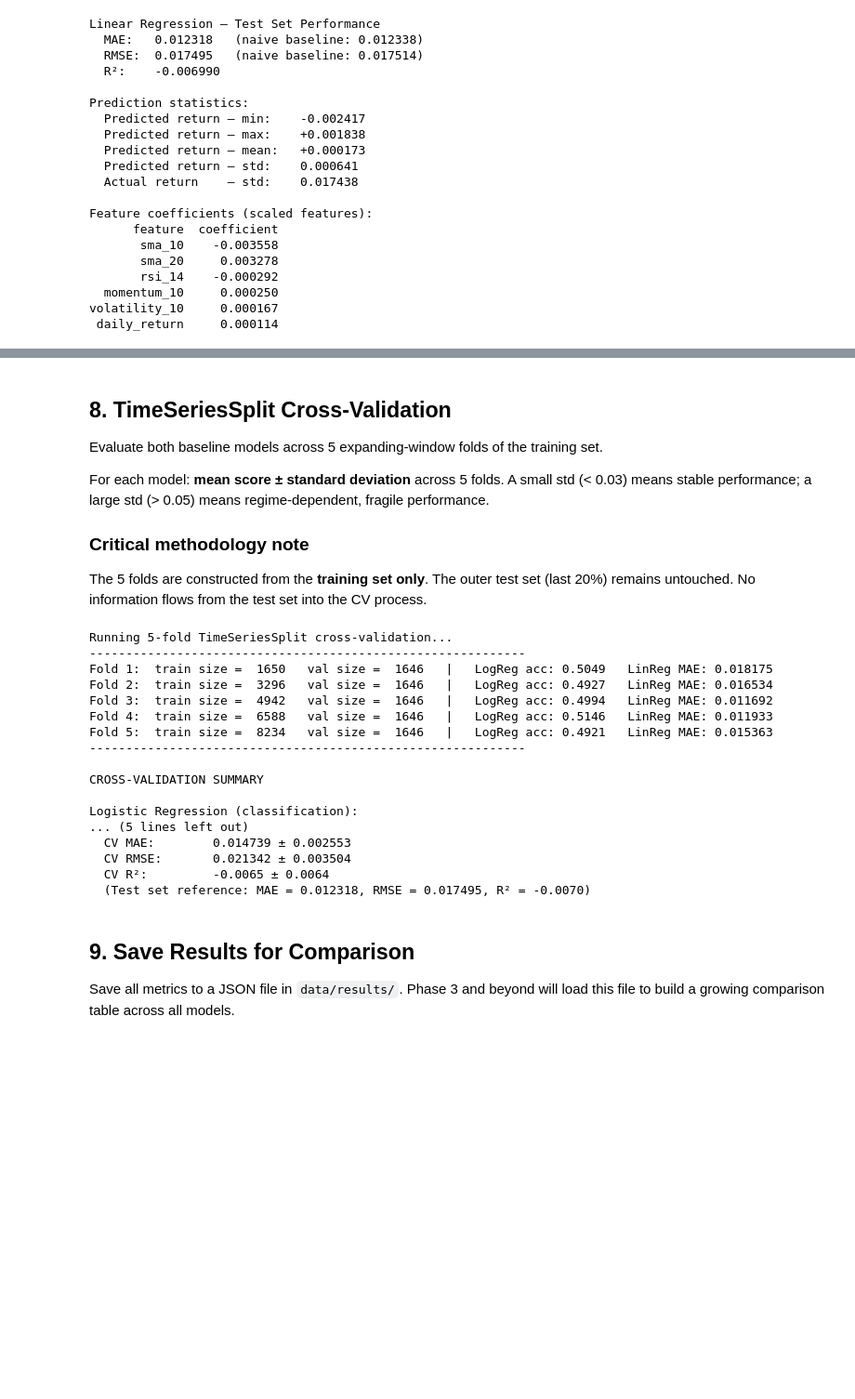
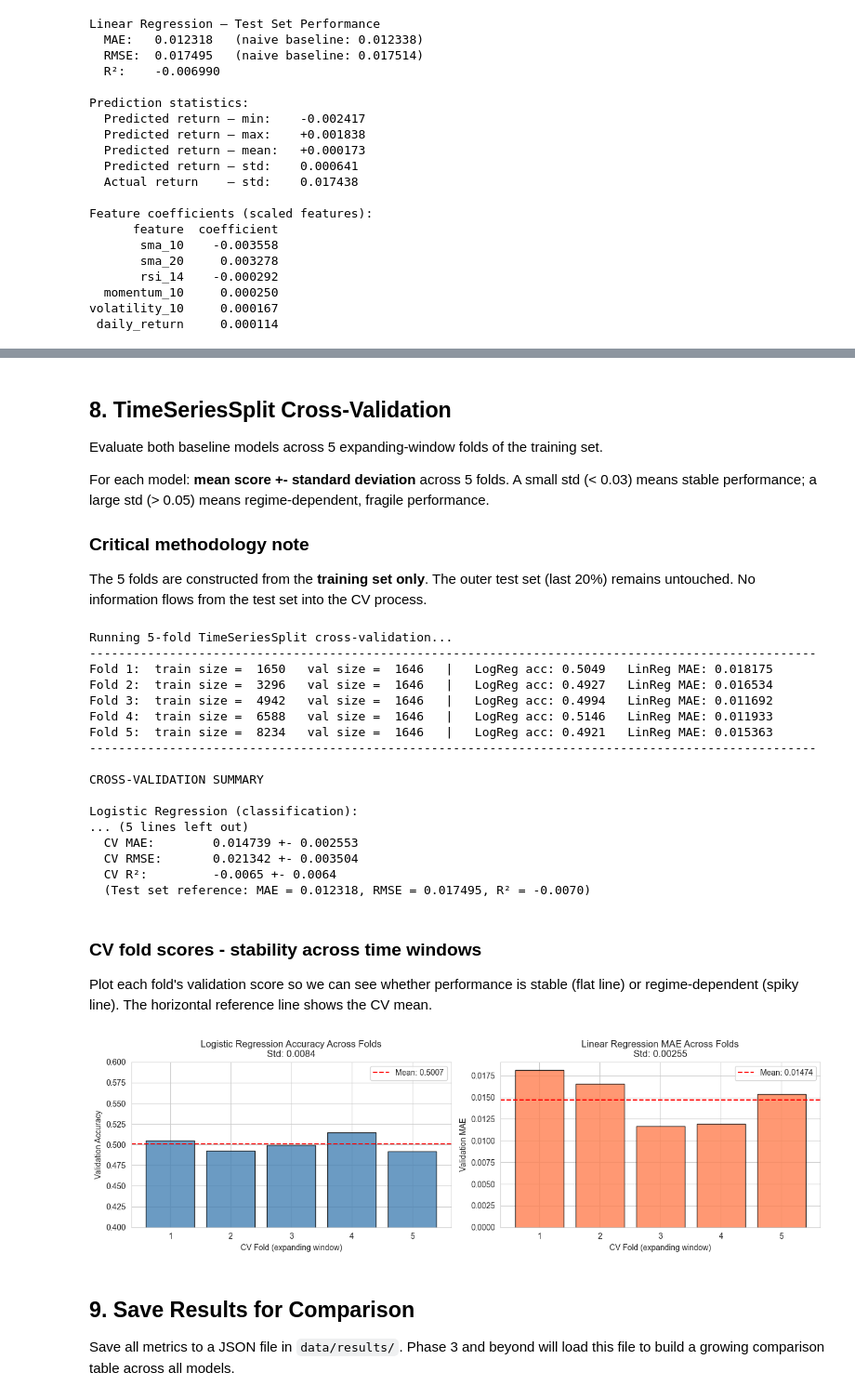
Before and after one commit to aasimsk98/NextTick, a Jupyter notebook: notebooks/02_baseline_models.ipynb, the cells around one changed output, grey strips where cells are left out. Shown at 93% size. Drawn from its saved outputs; the diff is of its cells as text; code cells hidden in the pictures; blank space fills up the shorter version.

```diff
--- a/notebooks/02_baseline_models.ipynb
+++ b/notebooks/02_baseline_models.ipynb
@@ -358,12 +448,12 @@ volatility_10     0.000167
 
 Evaluate both baseline models across 5 expanding-window folds of the training set.
 
-For each model: **mean score ± standard deviation** across 5 folds. A small std (< 0.03) means stable performance; a large std (> 0.05) means regime-dependent, fragile performance.
+For each model: **mean score +- standard deviation** across 5 folds. A small std (< 0.03) means stable performance; a large std (> 0.05) means regime-dependent, fragile performance.
 
 ### Critical methodology note
 The 5 folds are constructed from the **training set only**. The outer test set (last 20%) remains untouched. No information flows from the test set into the CV process.
 # %%
-# --- Set up 5-fold TimeSeriesSplit on the training set ---
+# Set up 5-fold TimeSeriesSplit on the training set
 tscv = TimeSeriesSplit(n_splits=5)
 
 # Container to collect scores from each fold
@@ -371,7 +461,7 @@ logreg_cv_scores = {"accuracy": [], "macro_f1": []}
 linreg_cv_scores = {"mae": [], "rmse": [], "r2": []}
 
 print("Running 5-fold TimeSeriesSplit cross-validation...")
-print("-" * 60)
+print("-" * 100)
 
 for fold, (tr_idx, val_idx) in enumerate(tscv.split(X_train_scaled), 1):
     # Slice the training set into fold-specific train and validation subsets
@@ -379,14 +469,14 @@ for fold, (tr_idx, val_idx) in enumerate(tscv.split(X_train_scaled), 1):
     y_clf_fold_tr, y_clf_fold_val = y_clf_train.iloc[tr_idx], y_clf_train.iloc[val_idx]
     y_reg_fold_tr, y_reg_fold_val = y_reg_train.iloc[tr_idx], y_reg_train.iloc[val_idx]
 
-    # --- Logistic Regression on this fold ---
+    # Logistic Regression on this fold
     lr_clf = LogisticRegression(class_weight="balanced", max_iter=1000, random_state=42)
     lr_clf.fit(X_fold_tr, y_clf_fold_tr)
     lr_clf_preds = lr_clf.predict(X_fold_val)
     logreg_cv_scores["accuracy"].append(accuracy_score(y_clf_fold_val, lr_clf_preds))
     logreg_cv_scores["macro_f1"].append(f1_score(y_clf_fold_val, lr_clf_preds, average="macro"))
 
-    # --- Linear Regression on this fold ---
+    # Linear Regression on this fold
     lr_reg = LinearRegression()
     lr_reg.fit(X_fold_tr, y_reg_fold_tr)
     lr_reg_preds = lr_reg.predict(X_fold_val)
@@ -399,44 +489,78 @@ for fold, (tr_idx, val_idx) in enumerate(tscv.split(X_train_scaled), 1):
           f"   |   LogReg acc: {logreg_cv_scores['accuracy'][-1]:.4f}"
           f"   LinReg MAE: {linreg_cv_scores['mae'][-1]:.6f}")
 
-print("-" * 60)
+print("-" * 100)
 
-# --- Summarize: mean ± std across folds ---
+# Summarize: mean +- std across folds
 print("\nCROSS-VALIDATION SUMMARY\n")
 
 print("Logistic Regression (classification):")
 acc_mean, acc_std = np.mean(logreg_cv_scores["accuracy"]), np.std(logreg_cv_scores["accuracy"])
 f1_mean, f1_std   = np.mean(logreg_cv_scores["macro_f1"]), np.std(logreg_cv_scores["macro_f1"])
-print(f"  CV Accuracy:   {acc_mean:.4f} ± {acc_std:.4f}")
-print(f"  CV Macro F1:   {f1_mean:.4f} ± {f1_std:.4f}")
+print(f"  CV Accuracy:   {acc_mean:.4f} +- {acc_std:.4f}")
+print(f"  CV Macro F1:   {f1_mean:.4f} +- {f1_std:.4f}")
 print(f"  (Test set reference: accuracy = {logreg_acc:.4f}, macro F1 = {logreg_f1:.4f})")
 
 print("\nLinear Regression (regression):")
 mae_mean, mae_std   = np.mean(linreg_cv_scores["mae"]), np.std(linreg_cv_scores["mae"])
 rmse_mean, rmse_std = np.mean(linreg_cv_scores["rmse"]), np.std(linreg_cv_scores["rmse"])
 r2_mean, r2_std     = np.mean(linreg_cv_scores["r2"]), np.std(linreg_cv_scores["r2"])
-print(f"  CV MAE:        {mae_mean:.6f} ± {mae_std:.6f}")
-print(f"  CV RMSE:       {rmse_mean:.6f} ± {rmse_std:.6f}")
-print(f"  CV R²:         {r2_mean:+.4f} ± {r2_std:.4f}")
+print(f"  CV MAE:        {mae_mean:.6f} +- {mae_std:.6f}")
+print(f"  CV RMSE:       {rmse_mean:.6f} +- {rmse_std:.6f}")
+print(f"  CV R²:         {r2_mean:+.4f} +- {r2_std:.4f}")
 print(f"  (Test set reference: MAE = {linreg_mae:.6f}, RMSE = {linreg_rmse:.6f}, R² = {linreg_r2:+.4f})")
 # %% [output]
 Running 5-fold TimeSeriesSplit cross-validation...
-------------------------------------------------------------
+----------------------------------------------------------------------------------------------------
 Fold 1:  train size =  1650   val size =  1646   |   LogReg acc: 0.5049   LinReg MAE: 0.018175
 Fold 2:  train size =  3296   val size =  1646   |   LogReg acc: 0.4927   LinReg MAE: 0.016534
 Fold 3:  train size =  4942   val size =  1646   |   LogReg acc: 0.4994   LinReg MAE: 0.011692
 Fold 4:  train size =  6588   val size =  1646   |   LogReg acc: 0.5146   LinReg MAE: 0.011933
 Fold 5:  train size =  8234   val size =  1646   |   LogReg acc: 0.4921   LinReg MAE: 0.015363
-------------------------------------------------------------
+----------------------------------------------------------------------------------------------------
 
 CROSS-VALIDATION SUMMARY
 
 Logistic Regression (classification):
 ... (5 lines left out)
-  CV MAE:        0.014739 ± 0.002553
-  CV RMSE:       0.021342 ± 0.003504
-  CV R²:         -0.0065 ± 0.0064
+  CV MAE:        0.014739 +- 0.002553
+  CV RMSE:       0.021342 +- 0.003504
+  CV R²:         -0.0065 +- 0.0064
   (Test set reference: MAE = 0.012318, RMSE = 0.017495, R² = -0.0070)
+# %% [markdown]
+### CV fold scores - stability across time windows
+
+Plot each fold's validation score so we can see whether performance is stable (flat line) or regime-dependent (spiky line). The horizontal reference line shows the CV mean.
+# %%
+fig, axes = plt.subplots(1, 2, figsize=(13, 4))
+
+folds = list(range(1, 6))
+
+# Left: Logistic Regression accuracy per fold
+axes[0].bar(folds, logreg_cv_scores["accuracy"], color="steelblue", alpha=0.8, edgecolor="black")
+axes[0].axhline(np.mean(logreg_cv_scores["accuracy"]), color="red", linestyle="--",
+                label=f"Mean: {np.mean(logreg_cv_scores['accuracy']):.4f}")
+axes[0].set_xticks(folds)
+axes[0].set_xlabel("CV Fold (expanding window)")
+axes[0].set_ylabel("Validation Accuracy")
+axes[0].set_title(f"Logistic Regression Accuracy Across Folds\nStd: {np.std(logreg_cv_scores['accuracy']):.4f}")
+axes[0].set_ylim(0.40, 0.60)
+axes[0].legend()
+
+# Right: Linear Regression MAE per fold
+axes[1].bar(folds, linreg_cv_scores["mae"], color="coral", alpha=0.8, edgecolor="black")
+axes[1].axhline(np.mean(linreg_cv_scores["mae"]), color="red", linestyle="--",
+                label=f"Mean: {np.mean(linreg_cv_scores['mae']):.5f}")
+axes[1].set_xticks(folds)
+axes[1].set_xlabel("CV Fold (expanding window)")
+axes[1].set_ylabel("Validation MAE")
+axes[1].set_title(f"Linear Regression MAE Across Folds\nStd: {np.std(linreg_cv_scores['mae']):.5f}")
+axes[1].legend()
+
+plt.tight_layout()
+plt.show()
+# %% [output]
+[figure, added]
 # %% [markdown]
 ## 9. Save Results for Comparison
 
```
Also changed, not shown: parts of 14 cells of this notebook, 1 other file.
